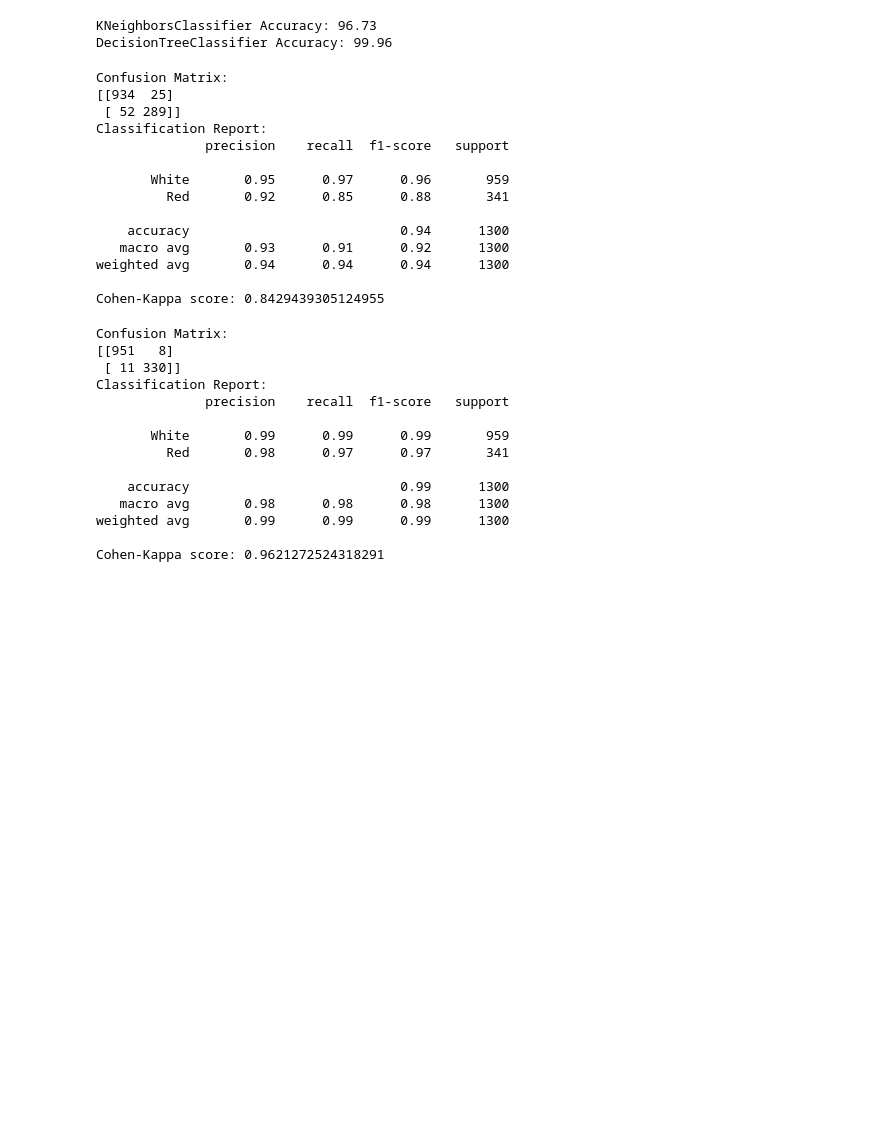
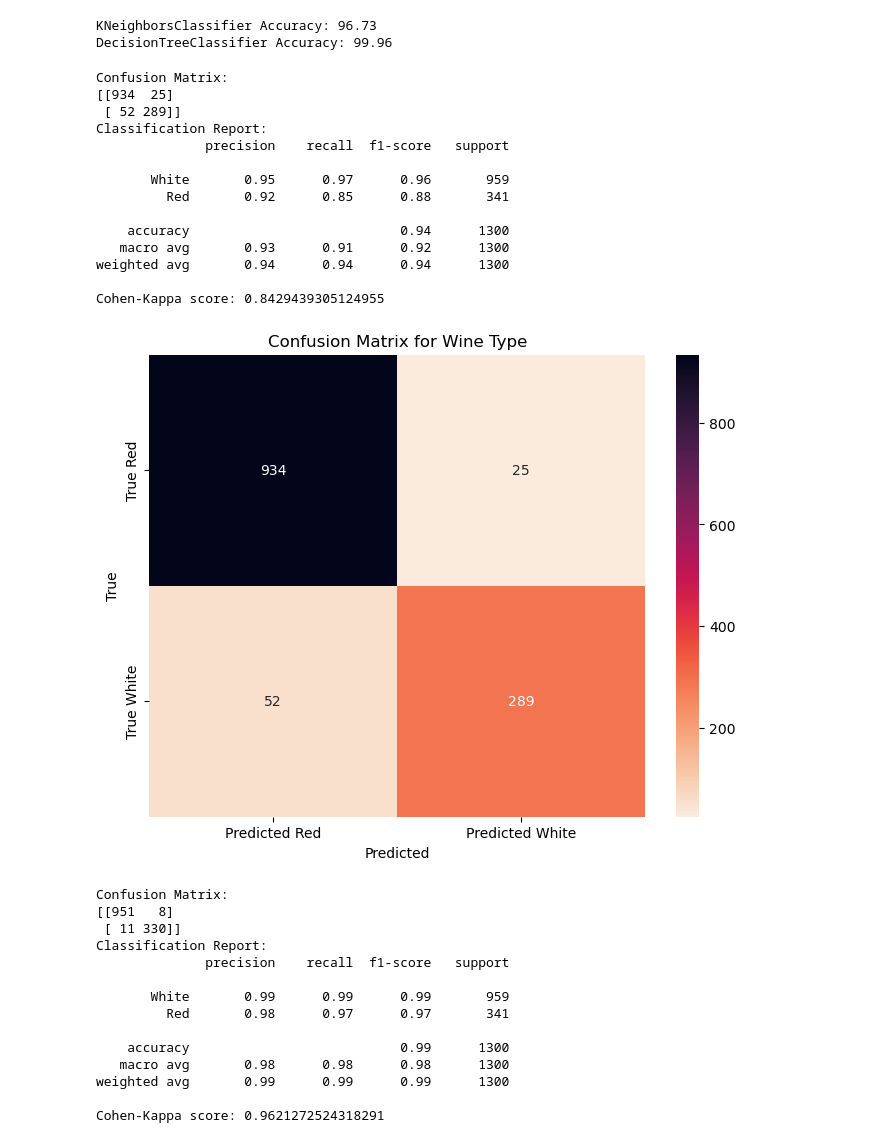
Before and after one commit to novik2713/CAB_Winery_Project, a Jupyter notebook: winery_ml.ipynb, the cells around one changed output. Cells and saved outputs as stored; diff of their text form; code cells hidden in the pictures; blank space fills up the shorter version.

```diff
--- a/winery_ml.ipynb
+++ b/winery_ml.ipynb
@@ -245,23 +241,31 @@ print(f'DecisionTreeClassifier Accuracy: {(tree.score(x_train, y_train)*100).rou
 # %% [output]
 KNeighborsClassifier Accuracy: 96.73
 DecisionTreeClassifier Accuracy: 99.96
-# %%
-evaluate_model(knn, x_test, y_test, target_names=["White", "Red"])
-# %% [output]
-Confusion Matrix:
-[[934  25]
- [ 52 289]]
-Classification Report:
-              precision    recall  f1-score   support
-
-       White       0.95      0.97      0.96       959
-         Red       0.92      0.85      0.88       341
-
-    accuracy                           0.94      1300
-   macro avg       0.93      0.91      0.92      1300
-weighted avg       0.94      0.94      0.94      1300
-
-Cohen-Kappa score: 0.8429439305124955
+# %%
+evaluate_model(knn, x_test, y_test, target_names=["White", "Red"])
+cm = confusion_matrix(y_test, knn.predict(x_test))
+plt.figure(figsize=(8, 6))
+sns.heatmap(cm, annot=True, fmt="d", cmap="rocket_r", xticklabels=["Predicted Red", "Predicted White"], yticklabels=["True Red", "True White"])
+plt.xlabel("Predicted")
+plt.ylabel("True")
+plt.title("Confusion Matrix for Wine Type")
+plt.show()
+# %% [output]
+Confusion Matrix:
+[[934  25]
+ [ 52 289]]
+Classification Report:
+              precision    recall  f1-score   support
+
+       White       0.95      0.97      0.96       959
+         Red       0.92      0.85      0.88       341
+
+    accuracy                           0.94      1300
+   macro avg       0.93      0.91      0.92      1300
+weighted avg       0.94      0.94      0.94      1300
+
+Cohen-Kappa score: 0.8429439305124955
+[figure, added]
 # %%
 evaluate_model(tree, x_test, y_test, target_names=["White", "Red"])
 cm = confusion_matrix(y_test, tree.predict(x_test))
```
Also changed, not shown: parts of 19 cells of this notebook.
